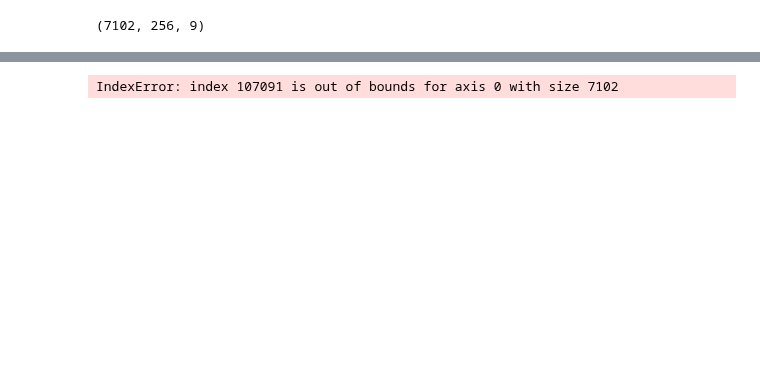
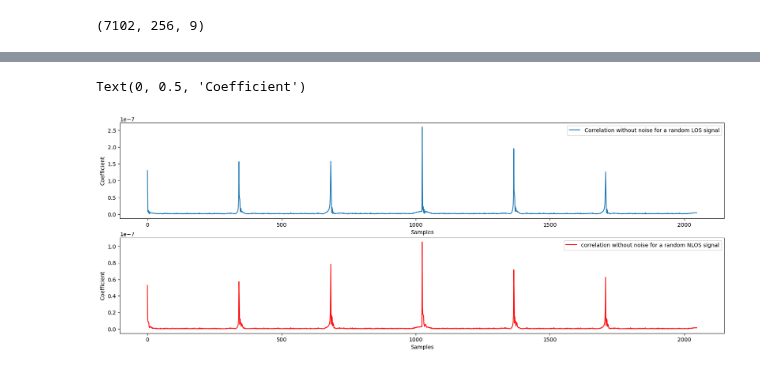
Before and after one commit to hamedtea/thesis, a Jupyter notebook: RX_maker.ipynb, the cells around one changed output, grey strips where cells are left out. Cells and saved outputs as stored; diff of their text form; code cells hidden in the pictures; blank space fills up the shorter version.

```diff
--- a/RX_maker.ipynb
+++ b/RX_maker.ipynb
@@ -408,4 +426,6 @@ Final shape is (7102, 5, 2048), (1, 5, 2048)
 # %%
+RX.set_input(bs_id,SNRdB[0],PRS[1], CIR)
+RX_time_noNoise, _ = RX.set_output('NotNoisy') #read the SNR but do not make the AWGN inside the ToA estimator
 #'Interp' means correlation with interpolation, #'NoInterp' means correlation without Interpolation
 cor_noisy = TOAEstimator(RX_time_noisy, PRS_time, nFFT, oversampling).correlation('NoInterp').set_output()
 cor_noNoise = TOAEstimator(RX_time_noNoise, PRS_time, nFFT, oversampling).correlation('NoInterp').set_output()
@@ -553,21 +578,22 @@ print('current BS_ID is : {}'.format(bs_id))
 # %%
 np.random.seed(23)
-p_LOS = np.random.randint(0, len(np.argwhere(LOS_labels == 0))) #a ranodm LOS point for correlation
-p_NLOS = np.random.randint(0, len(np.argwhere(LOS_labels == 1))) #a random NLOS reception point
+p_LOS = np.random.randint(0, len(np.argwhere(labels == 0))) #a ranodm LOS point for correlation
+p_NLOS = np.random.randint(0, len(np.argwhere(labels == 1))) #a random NLOS reception point
 
 cor1 = sp.signal.correlate(RX_time_noNoise[p_LOS,0,:] , PRS_time[0,:], 'same')
 #cor1 /= np.max(cor1)
 cor2 = sp.signal.correlate(RX_time_noNoise[p_NLOS,0,:] , PRS_time[0,:], 'same')
 #cor2 /= np.max(cor2) #for coefficient standardization
 
 fig, (ax1, ax2) = plt.subplots(2,1,figsize=(20,7))
-ax1.plot(abs(cor1[:]), label='Correlation without noise for a LOS signal')
+ax1.plot(abs(cor1[:]), label='Correlation without noise for a random LOS signal')
 ax1.set_xlabel('Samples')
 ax1.set_ylabel('Coefficient')
 ax1.legend()
-ax2.plot(abs(cor2[:]), color = 'red', label='correlation without noise for a NLOS signal')
+ax2.plot(abs(cor2[:]), color = 'red', label='correlation without noise for a random NLOS signal')
 ax2.legend()
 ax2.set_xlabel('Samples')
 ax2.set_ylabel('Coefficient')
 # %% [output]
-IndexError: index 107091 is out of bounds for axis 0 with size 7102
+Text(0, 0.5, 'Coefficient')
+[figure, added]
```
Also changed, not shown: parts of 20 cells of this notebook, 5 other files.
